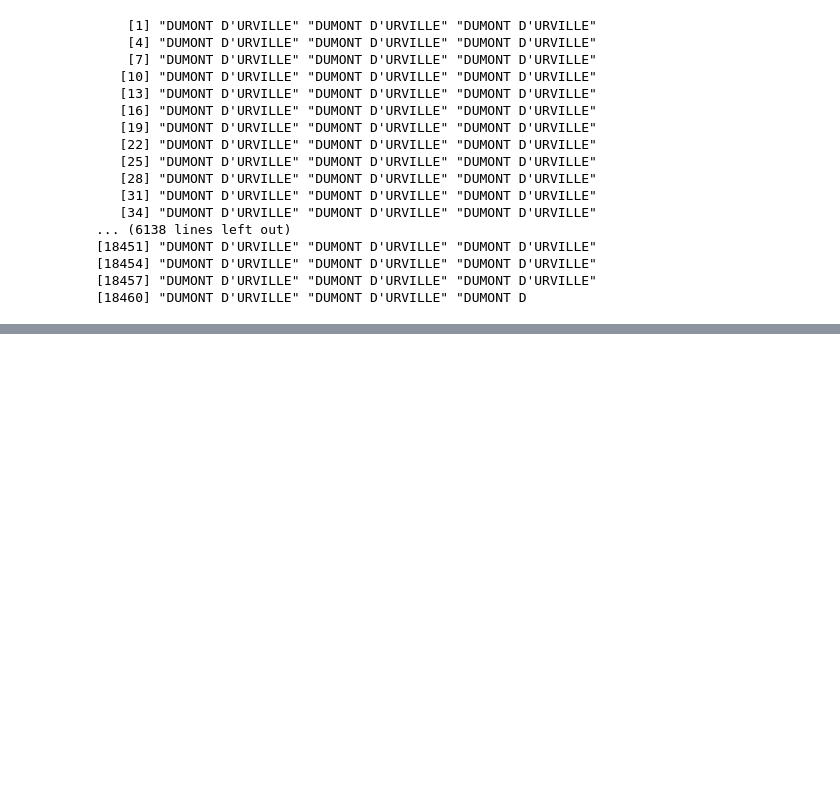
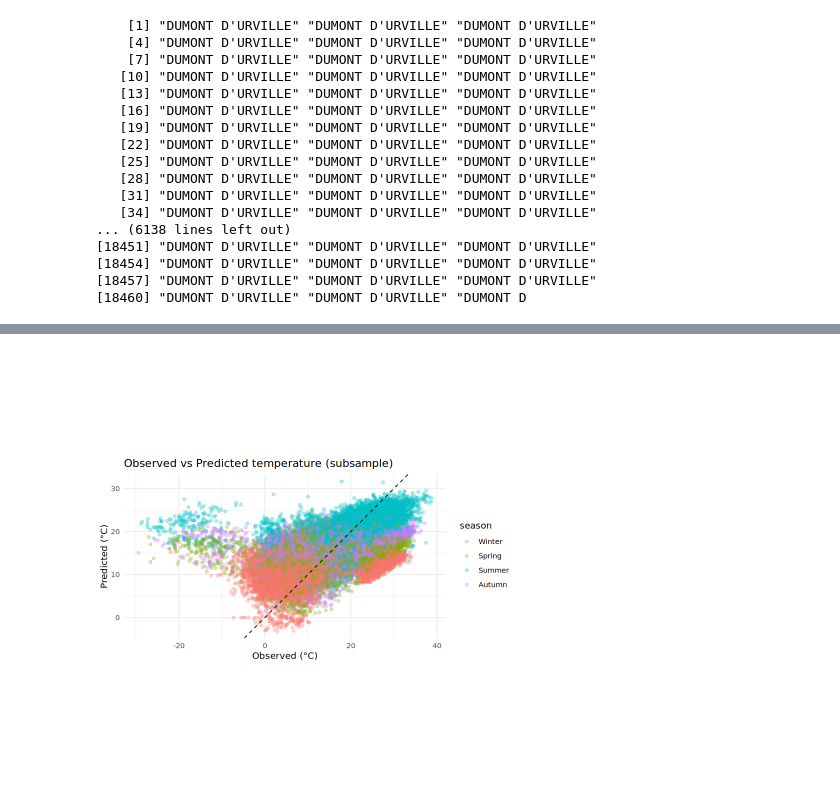
Before and after one commit to AugustinGrunewald/Statistics_Meteo, a Jupyter notebook: main.ipynb, the cells around one changed output, grey strips where cells are left out. Drawn from its saved outputs; the diff is of its cells as text; code cells hidden in the pictures; blank space fills up the shorter version.

```diff
--- a/main.ipynb
+++ b/main.ipynb
@@ -377,0 +454,10 @@ data_weather$Nom[data_weather$ID.OMM.station == station_id]
+# %%
+ggplot(df_small, aes(x = `Température...C.`, y = pred, color = season)) +
+  geom_point(alpha = 0.3) +
+  geom_abline(slope = 1, intercept = 0, linetype = "dashed") +
+  labs(title = "Observed vs Predicted temperature (subsample)",
+       x = "Observed (°C)", y = "Predicted (°C)") +
+  coord_equal() +
+  theme_minimal()
+# %% [output]
+[figure, added]
```
Also changed, not shown: parts of 39 cells of this notebook.
